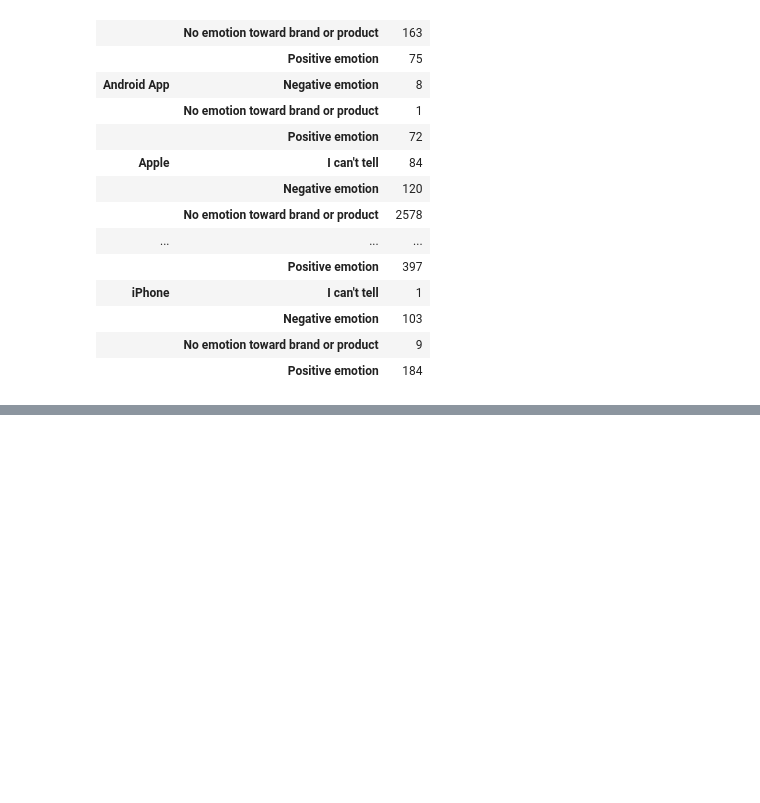
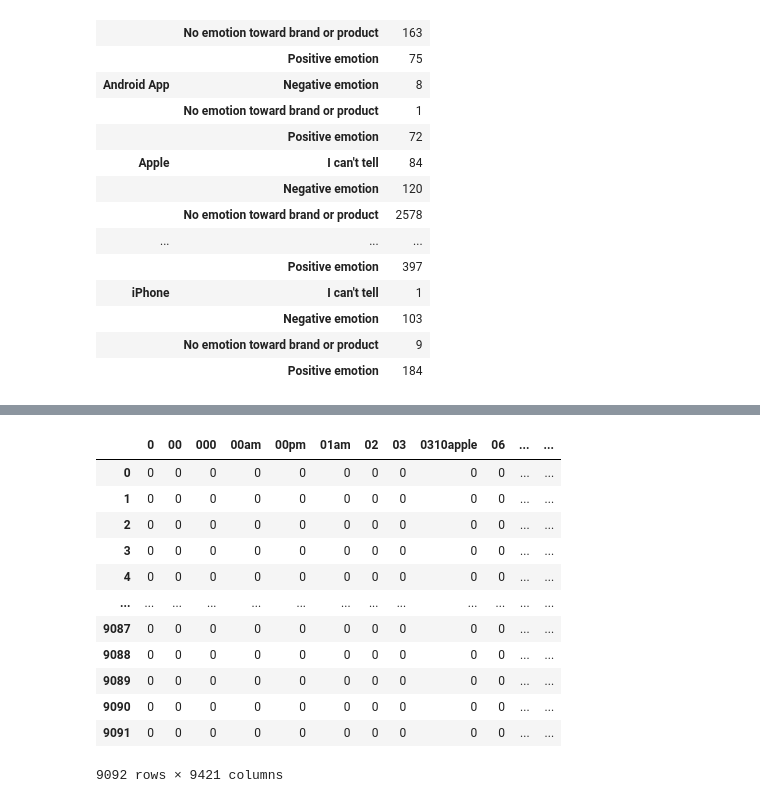
Before and after one commit to carlosiruiz/mod_4_project, a Jupyter notebook: ignacio_notebook-Copy1.ipynb, the cells around one changed output, grey strips where cells are left out. Drawn from its saved outputs; the diff is of its cells as text; code cells hidden in the pictures; blank space fills up the shorter version.

```diff
--- a/ignacio_notebook-Copy1.ipynb
+++ b/ignacio_notebook-Copy1.ipynb
@@ -156,0 +174,17 @@ i phone
+# %%
+df = pd.DataFrame(text_counts.todense(),columns = cv.get_feature_names())
+df
+# %% [output]
+|  | 0 | 00 | 000 | 00am | 00pm | 01am | 02 | 03 | 0310apple | 06 | ... | ... |
+| 0 | 0 | 0 | 0 | 0 | 0 | 0 | 0 | 0 | 0 | 0 | ... | ... |
+| 1 | 0 | 0 | 0 | 0 | 0 | 0 | 0 | 0 | 0 | 0 | ... | ... |
+| 2 | 0 | 0 | 0 | 0 | 0 | 0 | 0 | 0 | 0 | 0 | ... | ... |
+| 3 | 0 | 0 | 0 | 0 | 0 | 0 | 0 | 0 | 0 | 0 | ... | ... |
+| 4 | 0 | 0 | 0 | 0 | 0 | 0 | 0 | 0 | 0 | 0 | ... | ... |
+| ... | ... | ... | ... | ... | ... | ... | ... | ... | ... | ... | ... | ... |
+| 9087 | 0 | 0 | 0 | 0 | 0 | 0 | 0 | 0 | 0 | 0 | ... | ... |
+| 9088 | 0 | 0 | 0 | 0 | 0 | 0 | 0 | 0 | 0 | 0 | ... | ... |
+| 9089 | 0 | 0 | 0 | 0 | 0 | 0 | 0 | 0 | 0 | 0 | ... | ... |
+| 9090 | 0 | 0 | 0 | 0 | 0 | 0 | 0 | 0 | 0 | 0 | ... | ... |
+| 9091 | 0 | 0 | 0 | 0 | 0 | 0 | 0 | 0 | 0 | 0 | ... | ... |
+9092 rows × 9421 columns
```
Also changed, not shown: parts of 10 cells of this notebook.
